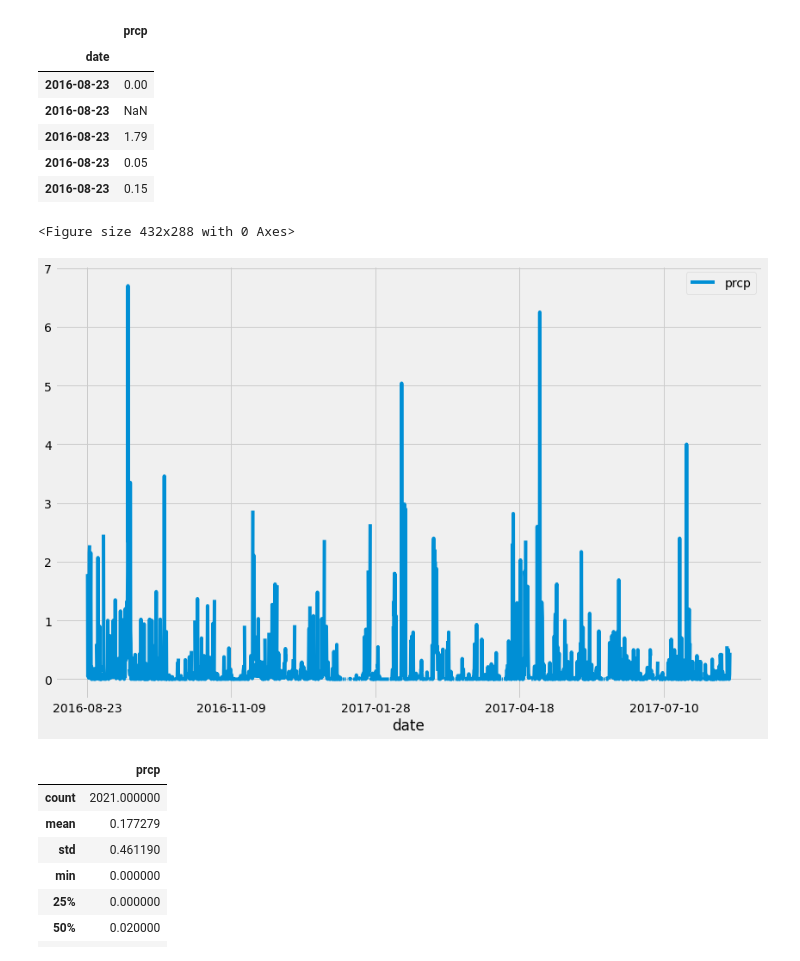
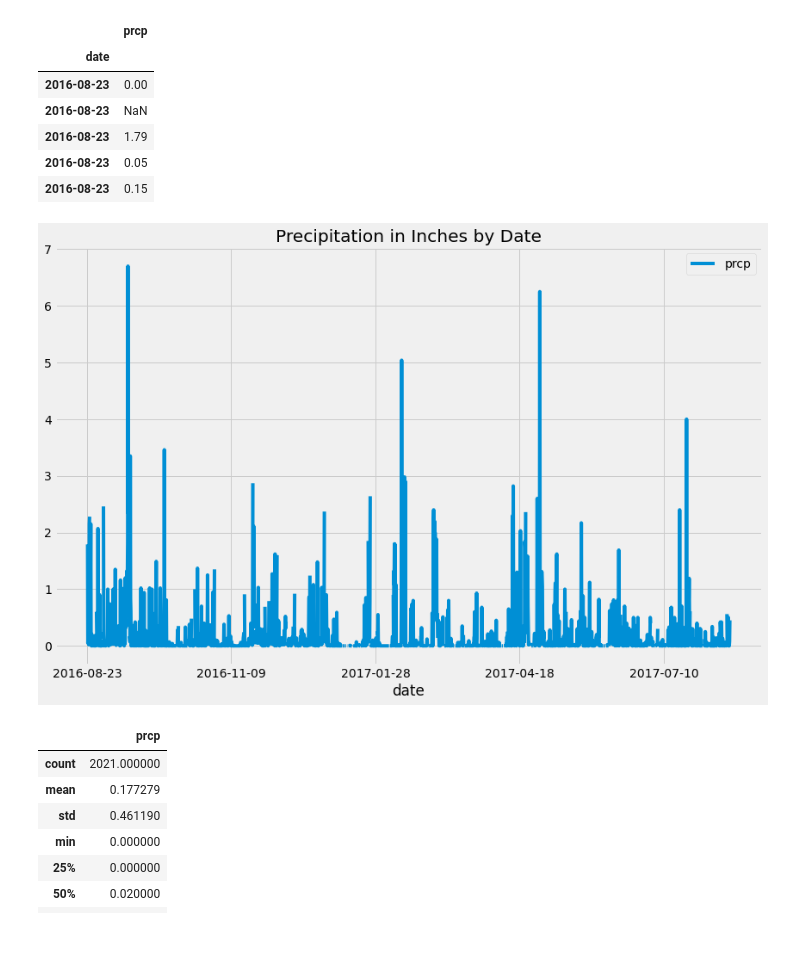
Before and after one commit to swdrich/sqlalchemy-challenge, a Jupyter notebook: climate_starter.ipynb, the cells around one changed output. Drawn from its saved outputs; the diff is of its cells as text; code cells hidden in the pictures.

```diff
--- a/climate_starter.ipynb
+++ b/climate_starter.ipynb
@@ -125,14 +125,14 @@ precip_df.head()
 | 2016-08-23 | 0.15 |
 # %%
 # Use Pandas Plotting with Matplotlib to plot the data
-plt.figure()
-precip_df.plot(figsize=(12,8))
-plt.y_label = "Precipitation in Inches"
+
+precip_df.plot(figsize=(12,8), title="Precipitation in Inches by Date")
+plt.ylabel = "Precipitation Amount"
+plt.xlabel = "Date"
 plt.tight_layout()
 plt.show()
 # %% [output]
-<Figure size 432x288 with 0 Axes>
-[figure, old version]
+[figure, new version]
 # %%
 # Use Pandas to calcualte the summary statistics for the precipitation data
 precip_df.describe()
```
Also changed, not shown: parts of 1 cell of this notebook, 2 other files.
